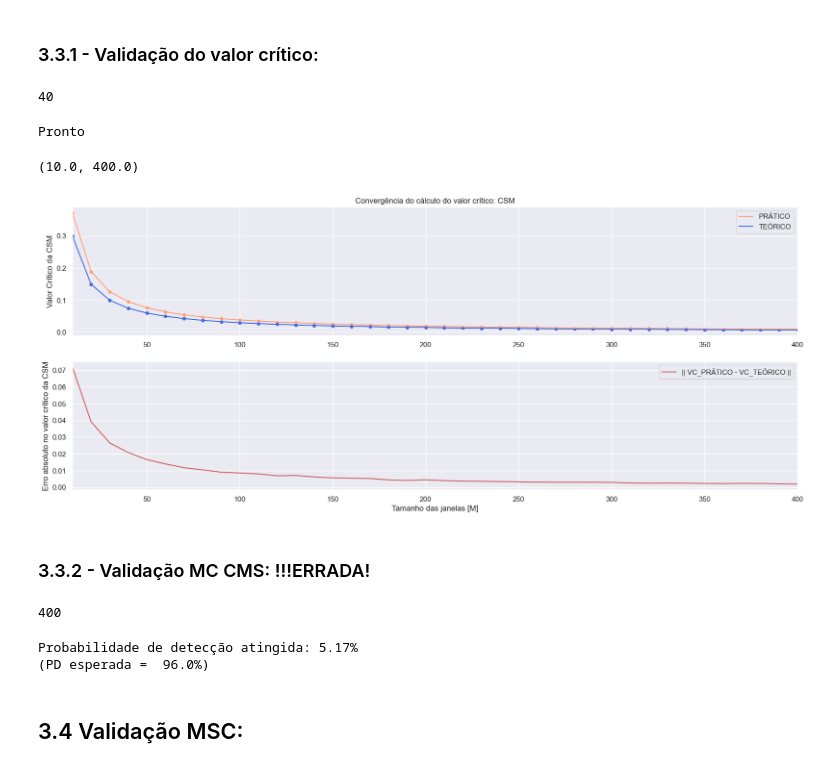
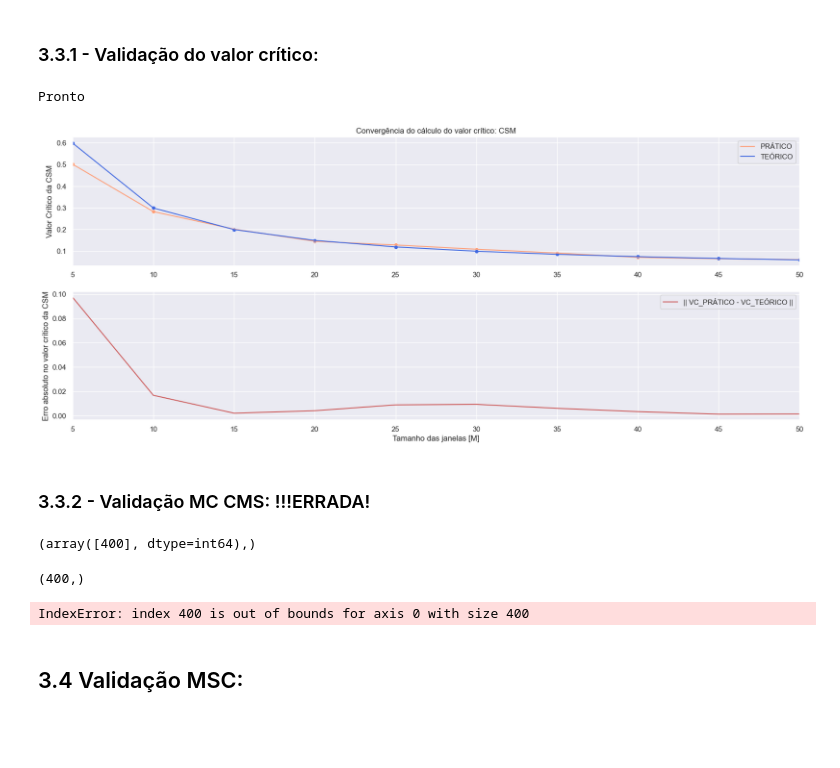
Before and after one commit to Alexandre-Caldeira/detection-theory-101, a Jupyter notebook: notebooks/comCalma.ipynb, the cells around one changed output. Drawn from its saved outputs; the diff is of its cells as text; code cells hidden in the pictures; blank space fills up the shorter version.

```diff
--- a/notebooks/comCalma.ipynb
+++ b/notebooks/comCalma.ipynb
@@ -478,56 +480,59 @@ sns.lineplot(data = pD,x='SNR',y='Probabilidade de Detecção [%]');
 ### 3.3.1 - Validação do valor crítico:
 # %%
 # MC:
+## Parâmetros constantes:
 nSim = round(500) # numero de simulações
-tj = 100
-Mmin = 10
-Mmax = 400
-Mstep = 10
-bin = 50 # um bin qualquer
+tj = 32
+Mmin = 5
+Mmax = 50
+Mstep = 5
+bin = 7 # um bin qualquer
 Ms = np.arange(Mmin,Mmax+Mstep,Mstep)   # tamanho qualquer
-print(len(Ms))
+
+## Variáveis:
 x = np.zeros((N,))
-vcp = np.zeros((nSim,len(Ms)))
-vct = np.zeros((nSim,len(Ms)))
+vcp = np.zeros((len(Ms)))
+vct = np.zeros((len(Ms)))
 oo = np.zeros((nSim,tj))
 
+## Simulação:
 for mm in tqdm(range(0,len(Ms)), desc='Simulando'):
     for ii in range(0,nSim):
         N = Ms[mm]*tj  # "duração" do sinal
         x = rd.randn(N,)
         [X,ORD] = ord_CSM(sinal=x, tamanhoJanela=tj, M=Ms[mm])
-        oo[ii,:] = ORD
-        vct[ii][mm] = vc_CSM(Ms[mm])
+        oo[ii] = ORD[bin]
 
+    # print(ORD.shape)
+
+    vct[mm] = vc_CSM(Ms[mm])
     vcp[mm] = vc_pratico(oo) # alpha definido a 5%
 
 print('Pronto')
 # %% [output]
-40
+Pronto
-Pronto
 # %%
-plt.subplot(211)
-p = sns.lineplot(x = Ms,y= np.mean(vcp,axis=1)[0:40], color = 'lightsalmon')
-p = sns.lineplot(x = Ms,y = np.mean(vct,axis=0), color = 'royalblue')
+plt.subplot(211);
+p = sns.lineplot(x = Ms,y= vcp, color = 'lightsalmon');
+p = sns.lineplot(x = Ms,y = vct, color = 'royalblue');
 
 plt.title('Convergência do cálculo do valor crítico: CSM');
 plt.ylabel('Valor Crítico da CSM');
 
 
-sns.scatterplot(x = Ms,y= np.mean(vcp,axis=1)[0:40], color = 'lightsalmon');
-sns.scatterplot(x = Ms,y = np.mean(vct,axis=0), color = 'royalblue');
+sns.scatterplot(x = Ms,y= vcp, color = 'lightsalmon');
+sns.scatterplot(x = Ms,y = vct, color = 'royalblue');
 plt.legend(['PRÁTICO','TEÓRICO']);
-plt.xlim([10, 400]);
+plt.xlim([Mmin, Mmax]);
 
-plt.subplot(212)
-p2 = sns.lineplot(x = Ms,y= abs(np.mean(vcp,axis=1)[0:40]-np.mean(vct,axis=0)), color = 'indianred')
+plt.subplot(212);
+p2 = sns.lineplot(x = Ms,y= abs(vcp-vct), color = 'indianred');
 plt.ylabel('Erro absoluto no valor crítico da CSM');
 plt.legend(['|| VC_PRÁTICO - VC_TEÓRICO ||']);
 plt.xlabel('Tamanho das janelas [M]');
-plt.xlim([10, 400]);
+plt.xlim([Mmin, Mmax]);
 # %% [output]
-(10.0, 400.0)
-[figure, old version]
+[figure, new version]
 # %% [markdown]
 ### 3.3.2 - Validação MC CMS: !!!ERRADA!
 # %%
@@ -544,10 +549,11 @@ amp = 1
 x = senoide(amplitude=amp, N=N, f0 = f0, fs=fs)
 [F, _, _] = niasFFT(sinal = x, fs=fs)
 bin_f0 = np.where(F==f0)[0][0]
-print(bin_f0)
+print(np.where(F==f0))
 
 amplitudeRuido = 0.1
-limiar = vc_CSM(M=M) # alpha = 5%
+alpha = 0.05
+limiar = vc_CSM(M=M, alpha=0.05) # alpha = 5%
 nd = 0
 
 for i in tqdm(range(0,nSim), desc = 'Simulando'):
@@ -555,19 +561,19 @@ for i in tqdm(range(0,nSim), desc = 'Simulando'):
     sinal = x + amplitudeRuido*rd.randn(N,)
 
     # Calcula SFT na f0:
-    [_, ORD]= ord_CSM(sinal = sinal, tamanhoJanela=tj, M= M)
-
+    [_, ORD]= ord_CSM(sinal=sinal, tamanhoJanela=tj, M=M)
+    print(ORD.shape)
     # Detecção?
-    if ORD[bin_f0-1] > limiar: nd +=1
+    if ORD[bin_f0] > limiar: nd +=1
     # nd = np.mean(ORD>limiar)
 
 
 print('Probabilidade de detecção atingida:', (nd/nSim)*100,'\b%')
 print('(PD esperada = ',100*(1-alpha),'\b%)')
 # %% [output]
-400
+(array([400], dtype=int64),)
-Probabilidade de detecção atingida: 5.17%
-(PD esperada =  96.0%)
+(400,)
+IndexError: index 400 is out of bounds for axis 0 with size 400
 # %% [markdown]
 ## 3.4 Validação MSC:
 # %% [markdown]
```
Also changed, not shown: parts of 7 cells of this notebook, 12 other files.
